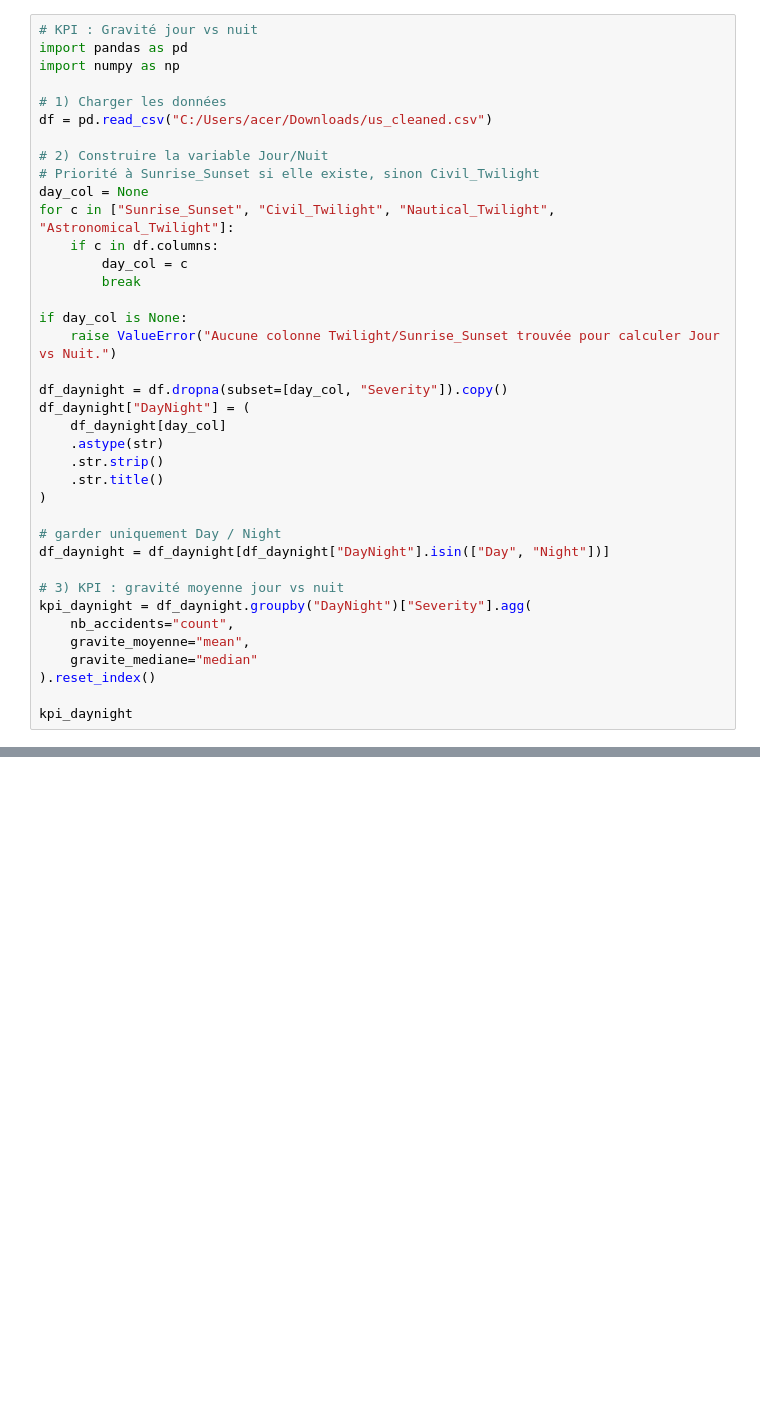
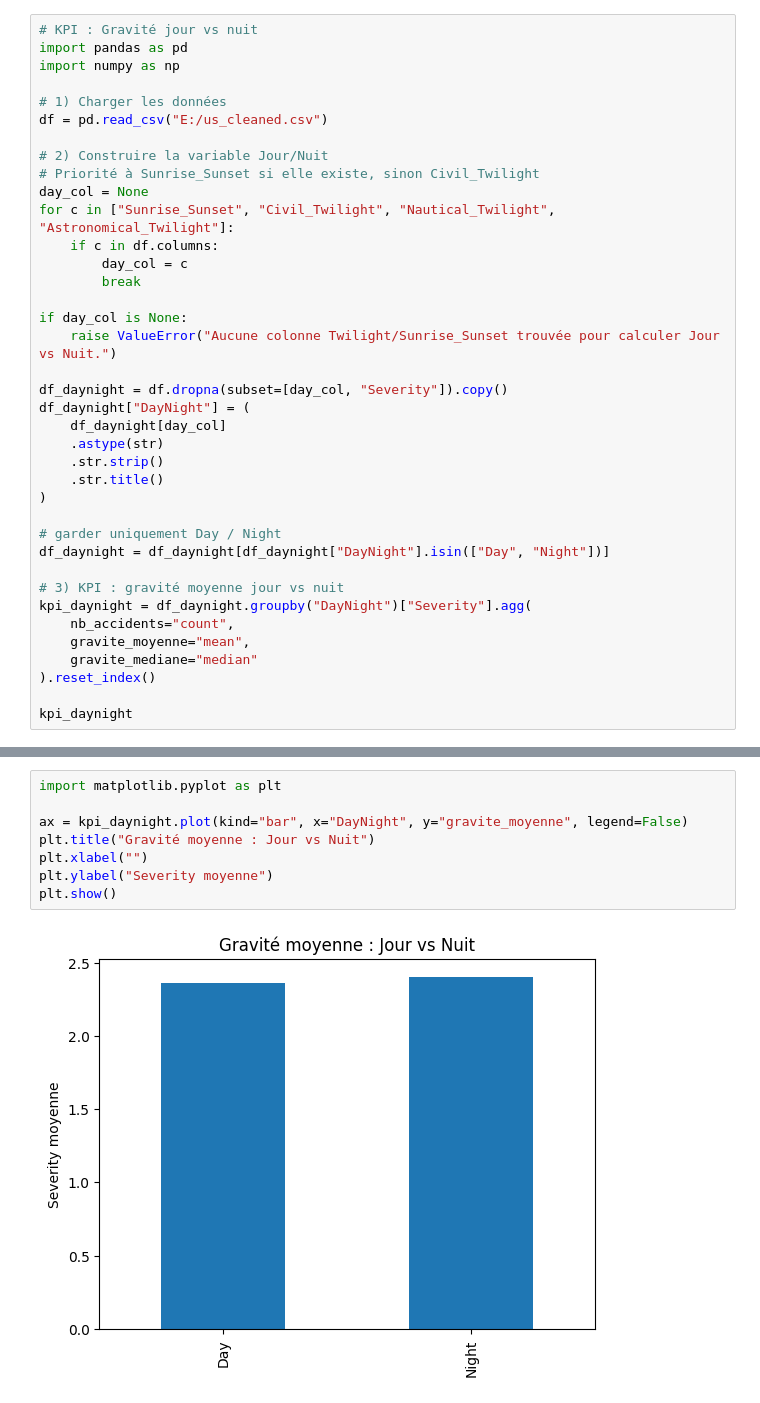
Before and after one commit to fatimazahraBe/Analyse-Statistique-Avanc-e-des-Accidents-de-la-Route-aux-tats-Unis, a Jupyter notebook: 03_statistiques/satistique_Suite.ipynb, the cells around one changed output, grey strips where cells are left out. Cells and saved outputs as stored; diff of their text form; blank space fills up the shorter version.

```diff
--- a/03_statistiques/satistique_Suite.ipynb
+++ b/03_statistiques/satistique_Suite.ipynb
@@ -4,7 +4,7 @@ import pandas as pd
 import numpy as np
 
 # 1) Charger les données
-df = pd.read_csv("C:/Users/acer/Downloads/us_cleaned.csv")
+df = pd.read_csv("E:/us_cleaned.csv")
 
 # 2) Construire la variable Jour/Nuit
 # Priorité à Sunrise_Sunset si elle existe, sinon Civil_Twilight
@@ -40,0 +43,10 @@ EmptyDataError: No columns to parse from file
+# %%
+import matplotlib.pyplot as plt
+
+ax = kpi_daynight.plot(kind="bar", x="DayNight", y="gravite_moyenne", legend=False)
+plt.title("Gravité moyenne : Jour vs Nuit")
+plt.xlabel("")
+plt.ylabel("Severity moyenne")
+plt.show()
+# %% [output]
+[figure, added]
```
Also changed, not shown: parts of 7 cells of this notebook.
